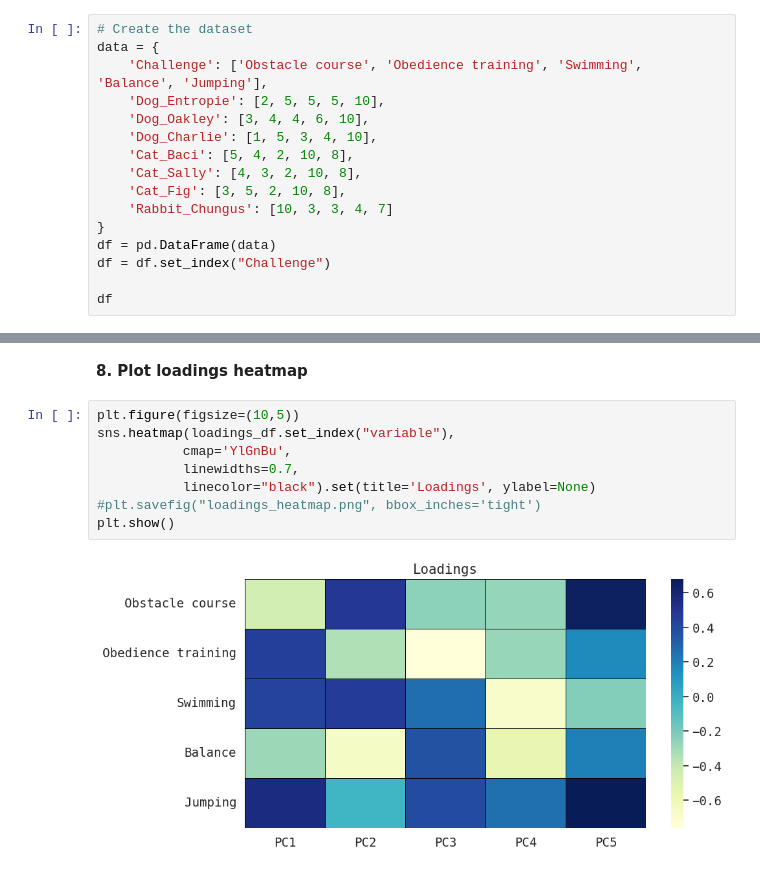
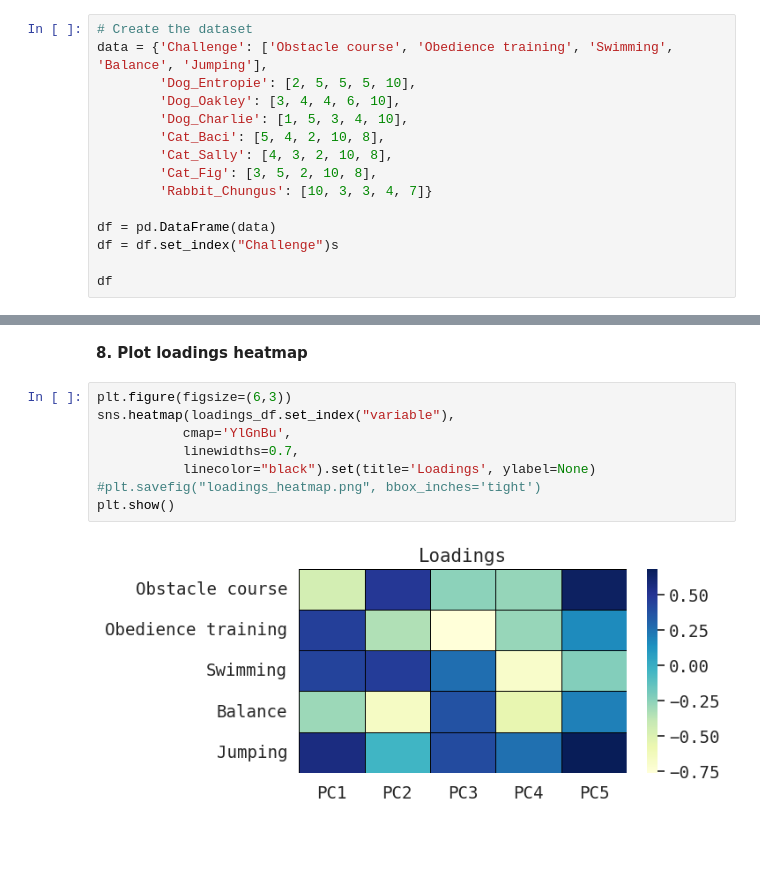
Before and after one commit to vieencode/code_examples, a Jupyter notebook: principal_component_analysis/scripts/principal_component_analysis_madeup_data.ipynb, the cells around one changed output, grey strips where cells are left out. Cells and saved outputs as stored; diff of their text form; blank space fills up the shorter version.

```diff
--- a/principal_component_analysis/scripts/principal_component_analysis_madeup_data.ipynb
+++ b/principal_component_analysis/scripts/principal_component_analysis_madeup_data.ipynb
@@ -17,18 +17,17 @@ sns.set(font="monospace", font_scale=1.25, style='white')
 Imagine this example data: Animals compete in various challenges and scores are given from 1-10 (0 lowest; 10 highest) based on performance. Each column corresponds to a different animal and the rows represent the various challenges. The animal column names consist of species_animalname. In research we usually have column names that represent technical replicates of the same condition such as condx_1, condx_2, condx_3, we want to follow the same naming here to make connections between a simple example and more complex biological data. The scores can also be compared to read counts or signal intensities from genomics or proteomics experiments.
 # %%
 # Create the dataset
-data = {
-    'Challenge': ['Obstacle course', 'Obedience training', 'Swimming', 'Balance', 'Jumping'],
-    'Dog_Entropie': [2, 5, 5, 5, 10],
-    'Dog_Oakley': [3, 4, 4, 6, 10],
-    'Dog_Charlie': [1, 5, 3, 4, 10],
-    'Cat_Baci': [5, 4, 2, 10, 8],
-    'Cat_Sally': [4, 3, 2, 10, 8],
-    'Cat_Fig': [3, 5, 2, 10, 8],
-    'Rabbit_Chungus': [10, 3, 3, 4, 7]
-}
+data = {'Challenge': ['Obstacle course', 'Obedience training', 'Swimming', 'Balance', 'Jumping'],
+        'Dog_Entropie': [2, 5, 5, 5, 10],
+        'Dog_Oakley': [3, 4, 4, 6, 10],
+        'Dog_Charlie': [1, 5, 3, 4, 10],
+        'Cat_Baci': [5, 4, 2, 10, 8],
+        'Cat_Sally': [4, 3, 2, 10, 8],
+        'Cat_Fig': [3, 5, 2, 10, 8],
+        'Rabbit_Chungus': [10, 3, 3, 4, 7]}
+
 df = pd.DataFrame(data)
-df = df.set_index("Challenge")
+df = df.set_index("Challenge")s
 
 df
 # %% [output]
@@ -349,12 +348,12 @@ fig.show('png')
 # %% [markdown]
 **8. Plot loadings heatmap**
 # %%
-plt.figure(figsize=(10,5))
+plt.figure(figsize=(6,3))
 sns.heatmap(loadings_df.set_index("variable"),
            cmap='YlGnBu',
            linewidths=0.7,
            linecolor="black").set(title='Loadings', ylabel=None)
 #plt.savefig("loadings_heatmap.png", bbox_inches='tight')
 plt.show()
 # %% [output]
-[figure, old version]
+[figure, new version]
```
